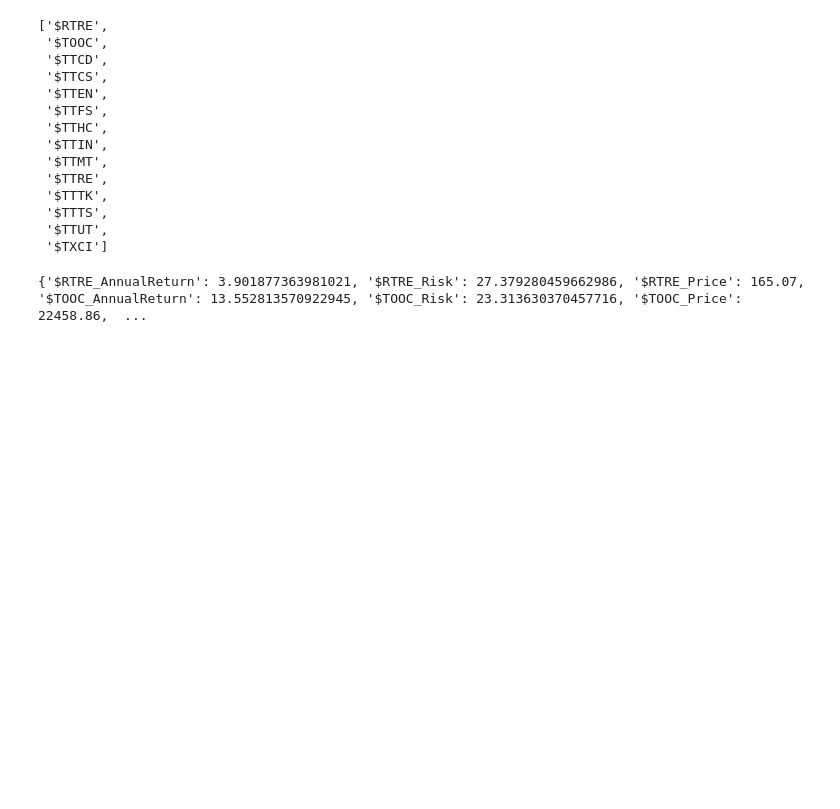
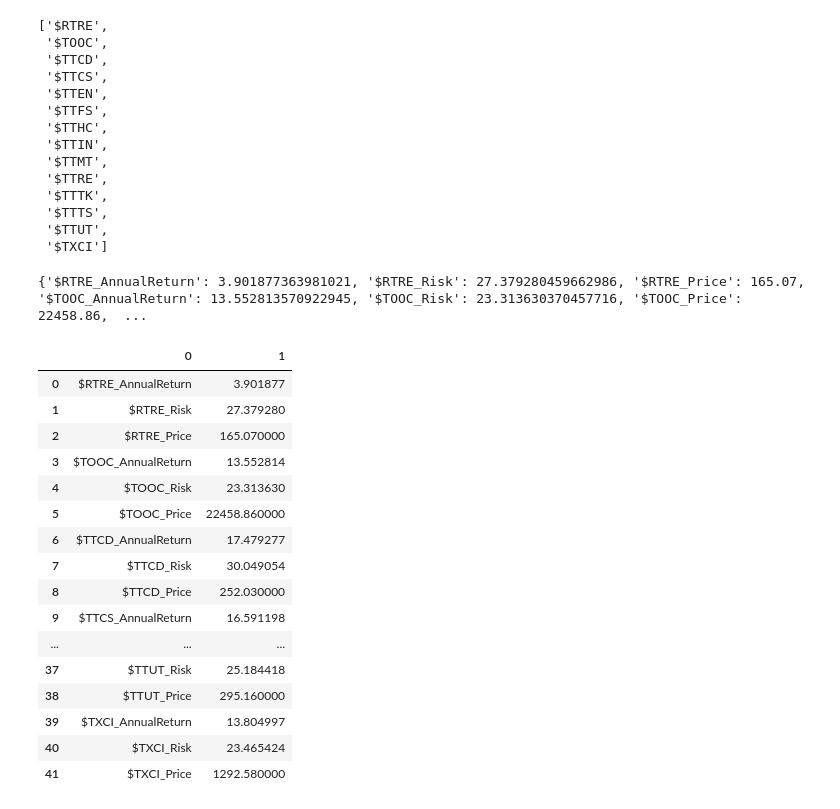
Before and after one commit to Aizenz/GroupProjectBAMS506, a Jupyter notebook: datacleaning.ipynb, the cells around one changed output. Cells and saved outputs as stored; diff of their text form; code cells hidden in the pictures; blank space fills up the shorter version.

```diff
--- a/datacleaning.ipynb
+++ b/datacleaning.ipynb
@@ -74,4 +74,23 @@ print(calcs)
 # %%
 sample_df = pd.DataFrame(list(calcs.items()))
 sample_df.transpose()
 sample_df.to_excel('Dataset/out.xlsx')
+sample_df
+# %% [output]
+|  | 0 | 1 |
+| 0 | $RTRE_AnnualReturn | 3.901877 |
+| 1 | $RTRE_Risk | 27.379280 |
+| 2 | $RTRE_Price | 165.070000 |
+| 3 | $TOOC_AnnualReturn | 13.552814 |
+| 4 | $TOOC_Risk | 23.313630 |
+| 5 | $TOOC_Price | 22458.860000 |
+| 6 | $TTCD_AnnualReturn | 17.479277 |
+| 7 | $TTCD_Risk | 30.049054 |
+| 8 | $TTCD_Price | 252.030000 |
+| 9 | $TTCS_AnnualReturn | 16.591198 |
+| ... | ... | ... |
+| 37 | $TTUT_Risk | 25.184418 |
+| 38 | $TTUT_Price | 295.160000 |
+| 39 | $TXCI_AnnualReturn | 13.804997 |
+| 40 | $TXCI_Risk | 23.465424 |
+| 41 | $TXCI_Price | 1292.580000 |
```
Also changed, not shown: 3 other files.
